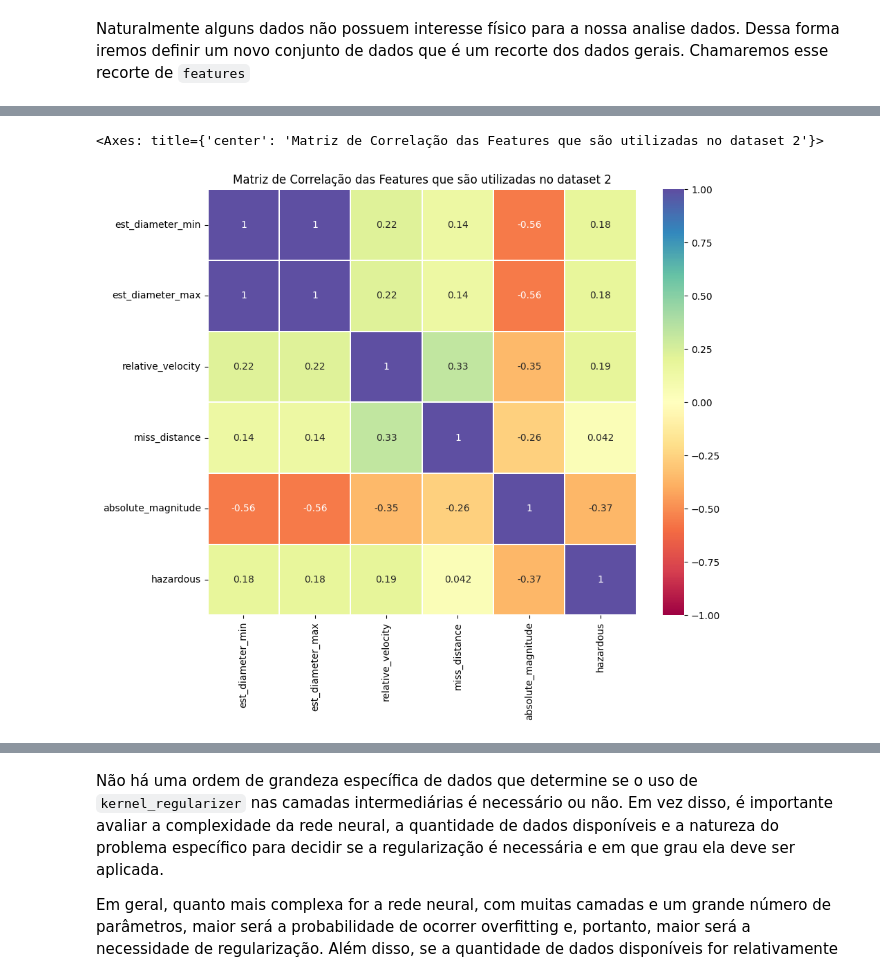
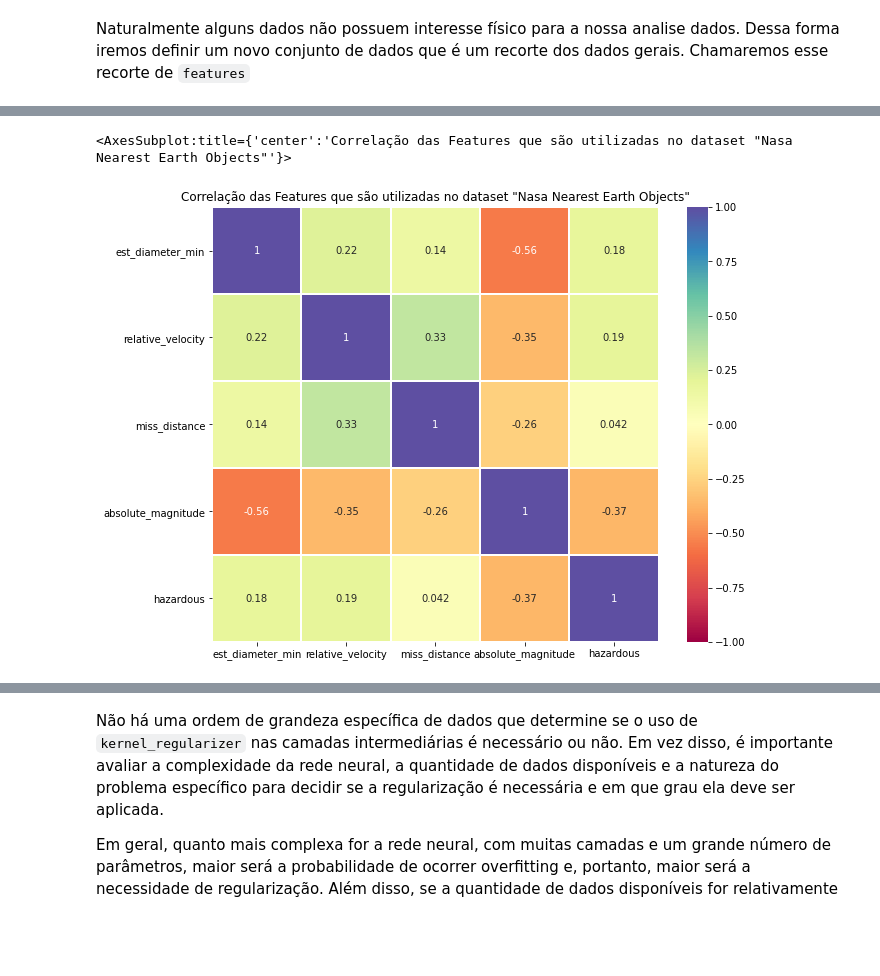
Before and after one commit to barauna-lo/Code_Library, a Jupyter notebook: TCC_PUCMinas.ipynb, the cells around one changed output, grey strips where cells are left out. Cells and saved outputs as stored; diff of their text form; code cells hidden in the pictures; blank space fills up the shorter version.

```diff
--- a/TCC_PUCMinas.ipynb
+++ b/TCC_PUCMinas.ipynb
@@ -262,5 +212,5 @@ sns.heatmap(df_nasa.corr(),
 # %% [markdown]
 Naturalmente alguns dados não possuem interesse físico para a nossa analise dados. Dessa forma iremos definir um novo conjunto de dados que é um recorte dos dados gerais. Chamaremos esse recorte de `features`
 # %%
-features = df_nasa.drop(['id', 'name', 'orbiting_body', 'sentry_object'], axis=1)
-features.info()
+features = df_nasa.drop(['id', 'name', 'orbiting_body','est_diameter_max',
+                         'sentry_object'], axis=1)
@@ -281,13 +217,13 @@ memory usage: 3.6 MB
 # %%
 plt.figure(figsize=(10,8))
-plt.title('Matriz de Correlação das Features que são utilizadas no dataset 2')
+plt.title(f'Correlação das Features que são utilizadas no dataset "{ds1}"')
 sns.heatmap(features.astype(float).corr(),
             annot=True,
             linewidths = 0.1,
             linecolor = 'white',
             cmap="Spectral",
             vmin=-1,
             vmax=1)
 # %% [output]
-<Axes: title={'center': 'Matriz de Correlação das Features que são utilizadas no dataset 2'}>
+<AxesSubplot:title={'center':'Correlação das Features que são utilizadas no dataset "Nasa Nearest Earth Objects"'}>
-[figure, old version]
+[figure, new version]
```
Also changed, not shown: parts of 112 cells of this notebook.
